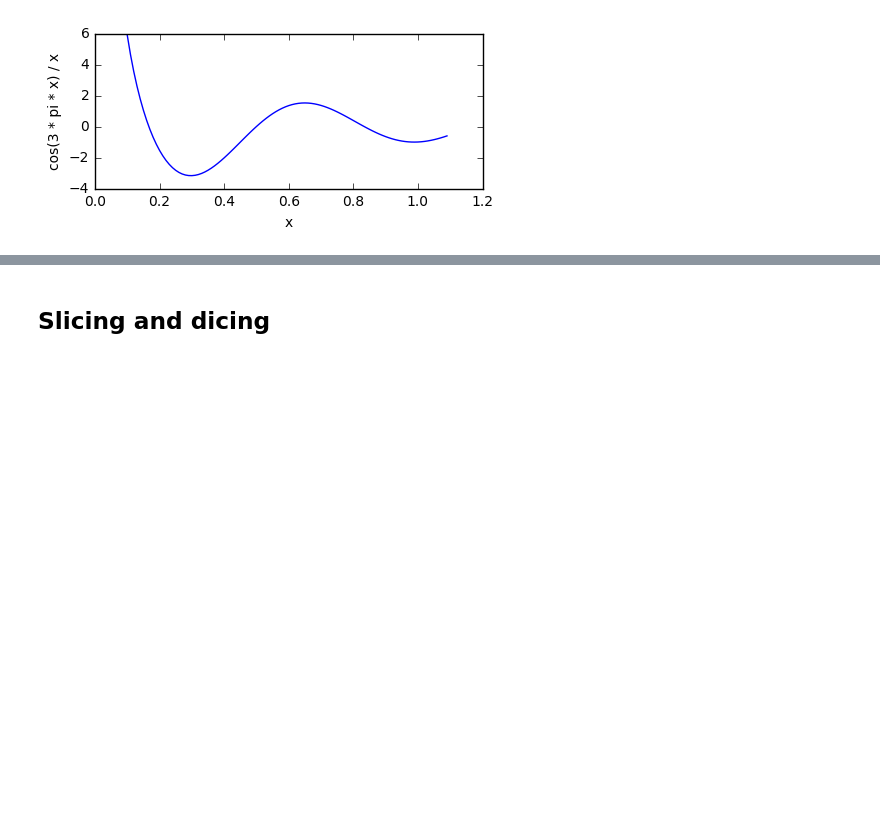
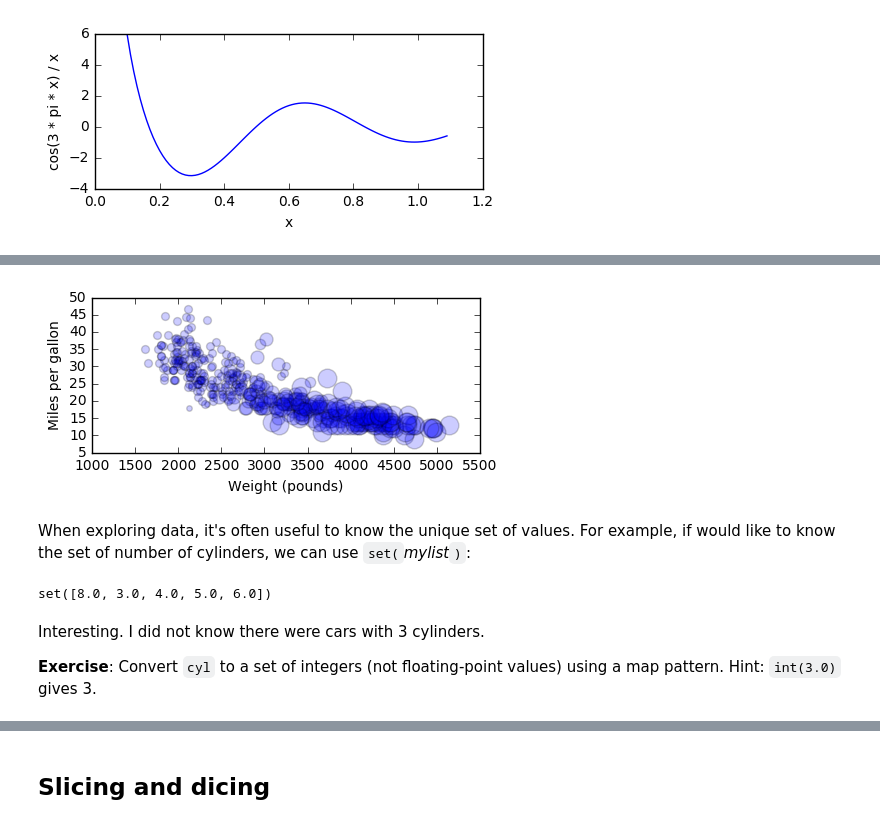
Before and after one commit to parrt/msds501, a Jupyter notebook: notes/data.ipynb, the cells around one changed output, grey strips where cells are left out. Drawn from its saved outputs; the diff is of its cells as text; code cells hidden in the pictures; blank space fills up the shorter version.

```diff
--- a/notes/data.ipynb
+++ b/notes/data.ipynb
@@ -243,0 +281,20 @@ If we ever need a unique set, use
+# %%
+fig=plt.figure(figsize=(5, 2))
+cyl = m[:,1]
+for i in range(len(wgt)):
+    plt.scatter(wgt[i], mpg[i], s=cyl[i]**2.5, alpha=0.2) # looks cooler with alpha (opacity) at 50%
+plt.xlabel('Weight (pounds)')
+plt.ylabel('Miles per gallon')
+plt.show()
+# %% [output]
+[figure, added]
+# %% [markdown]
+When exploring data, it's often useful to know the unique set of values. For example, if would like to know the set of number of cylinders, we can use `set(`*mylist*`)`:
+# %%
+print set(cyl)
+# %% [output]
+set([8.0, 3.0, 4.0, 5.0, 6.0])
+# %% [markdown]
+Interesting. I did not know there were cars with 3 cylinders.
+
+**Exercise**: Convert `cyl` to a set of integers (not floating-point values) using a map pattern. Hint: `int(3.0)` gives 3.
```
Also changed, not shown: parts of 26 cells of this notebook.
